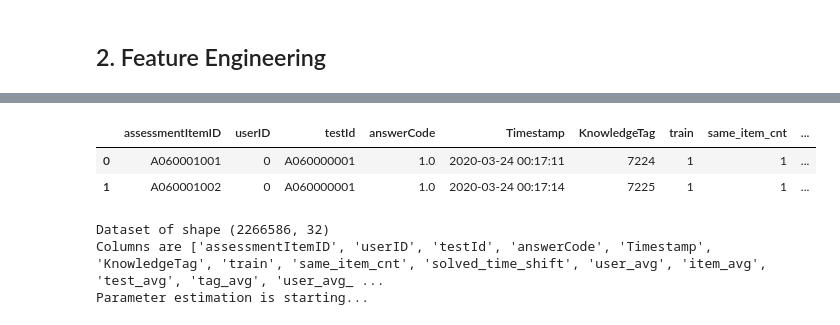
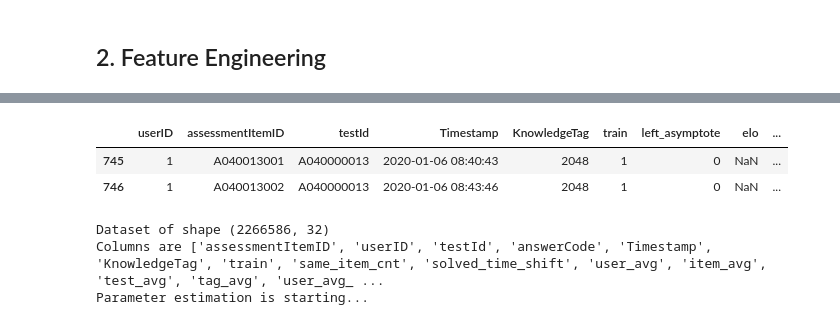
Before and after one commit to boostcampaitech4lv23recsys2/level2_dkt_recsys-level2-recsys-10, a Jupyter notebook: code/LGBMFE_mofified.ipynb, the cells around one changed output, grey strips where cells are left out. Drawn from its saved outputs; the diff is of its cells as text; code cells hidden in the pictures.

```diff
--- a/code/LGBMFE_mofified.ipynb
+++ b/code/LGBMFE_mofified.ipynb
@@ -38,7 +38,7 @@ train_data = pd.read_csv(csv_file_path)
 # LOAD TESTDATA
 test_csv_file_path = os.path.join(data_dir, 'test_data.csv')
 test_data = pd.read_csv(test_csv_file_path)
-test_data['answerCode'] = test_data['answerCode'].replace(-1, np.nan)
+# test_data['answerCode'] = test_data['answerCode'].replace(-1, np.nan)
 
 # # LEAVE LAST INTERACTION ONLY
 # train_df = test_df[test_df['userID'] == test_df['userID'].shift(-1)]
@@ -172,3 +50,38 @@ def feature_engineering(train, test):
+# %%
+def feature_engineering(train, test):
+    ## train, test data concat
+    train['train'] = 1
+    test['train'] = 0
+    total = pd.concat([train, test], ignore_index=True)
+    # total['answerCode'] = total['answerCode'].fillna(0.5)
+    total = elo(total)
+
+    ## 유저별 시퀀스를 고려하기 위해 아래와 같이 정렬
+    total.sort_values(by=['userID','Timestamp'], inplace=True)
+    total['Timestamp'] = pd.to_datetime(total['Timestamp'])
+
+    total['assessmentItemID'] = total['assessmentItemID'].astype('category')
+    total['KnowledgeTag'] = total['KnowledgeTag'].astype('category')
+
+    total['Bigcat'] = total['testId'].str[2]
+    total['Bigcat'] = total['Bigcat'].astype('category')
+    total['Bigcat_avg'] = total.groupby('Bigcat')['answerCode'].transform('mean')
+
+    # total['past_count'] = total.groupby('userID').cumcount()
+
+    diff = total.loc[:, ['userID', 'Timestamp']].groupby('userID').diff().fillna(pd.Timedelta(seconds=0))
+    diff = diff.fillna(pd.Timedelta(seconds=0))
+    diff = diff['Timestamp'].apply(lambda x: x.total_seconds())
+    total['elapsed'] = diff
+
+
+    ## train, test 나누어서 return
+    train_df = total[total['train']==1]
+    test_df = total[total['train']==0]
+    test_df = test_df[test_df['userID'] != test_df['userID'].shift(-1)]
+
+
+    return train_df, test_df
 # %%
 # train과 test 데이터셋은 사용자 별로 묶어서 분리를 해주어야함
 random.seed(42)
@@ -345,11 +290,11 @@ KeyboardInterrupt:
 # %%
 df, submission = feature_engineering(train_data, test_data)
 # %%
-df[:2]
+train[:2]
 # %% [output]
-|  | assessmentItemID | userID | testId | answerCode | Timestamp | KnowledgeTag | train | same_item_cnt | ... |
-| 0 | A060001001 | 0 | A060000001 | 1.0 | 2020-03-24 00:17:11 | 7224 | 1 | 1 | ... |
-| 1 | A060001002 | 0 | A060000001 | 1.0 | 2020-03-24 00:17:14 | 7225 | 1 | 1 | ... |
+|  | userID | assessmentItemID | testId | Timestamp | KnowledgeTag | train | left_asymptote | elo | ... |
+| 745 | 1 | A040013001 | A040000013 | 2020-01-06 08:40:43 | 2048 | 1 | 0 | NaN | ... |
+| 746 | 1 | A040013002 | A040000013 | 2020-01-06 08:43:46 | 2048 | 1 | 0 | NaN | ... |
 # %%
 a = elo(df)
 # %% [output]
```
Also changed, not shown: parts of 2 cells of this notebook, 1 other file.
